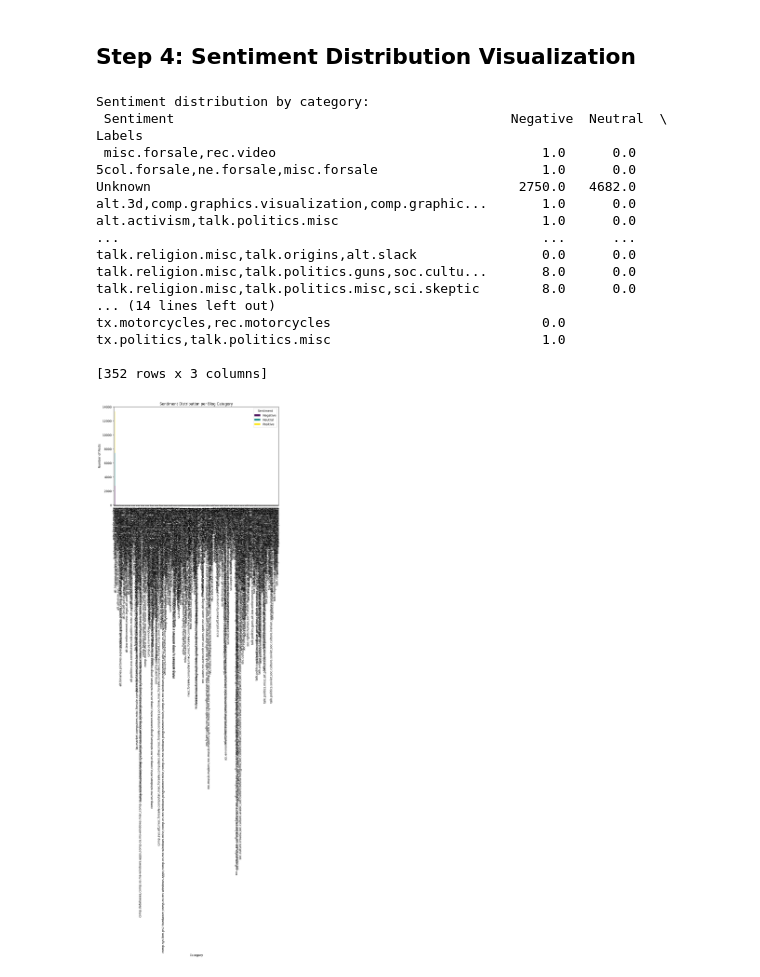
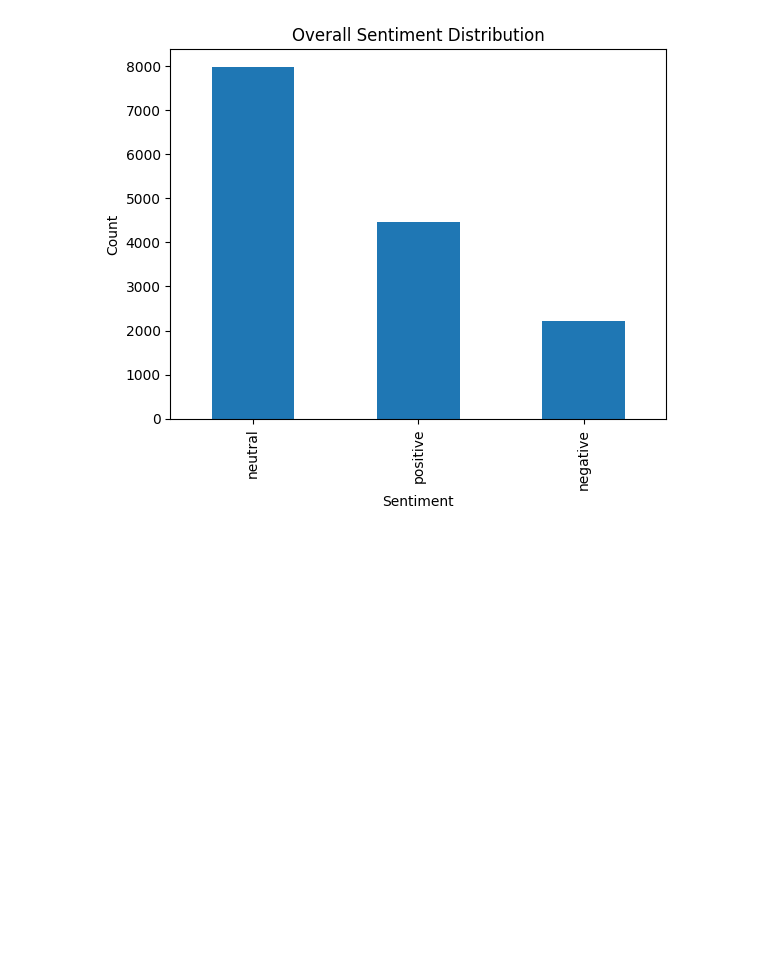
Before and after one commit to Lokeshgadhi/introonpandas, a Jupyter notebook: Naive_Bayes_Sentiment_Analysis.ipynb, the cells around one changed output. Drawn from its saved outputs; the diff is of its cells as text; code cells hidden in the pictures; blank space fills up the shorter version.

```diff
--- a/Naive_Bayes_Sentiment_Analysis.ipynb
+++ b/Naive_Bayes_Sentiment_Analysis.ipynb
@@ -54,16 +62,24 @@ df.head()
 # %%
 from textblob import TextBlob
 
+# Function to classify sentiment
 def get_sentiment(text):
-    analysis = TextBlob(text)
-    polarity = analysis.sentiment.polarity
-    if polarity > 0:
-        return "Positive"
-    elif polarity < 0:
-        return "Negative"
+    blob = TextBlob(text)
+    polarity = blob.sentiment.polarity
+    if polarity > 0.1:
+        return 'positive'
+    elif polarity < -0.1:
+        return 'negative'
     else:
-        return "Neutral"
+        return 'neutral'
 
+# Apply sentiment analysis to the original blog data
 df['Sentiment'] = df['Data'].apply(get_sentiment)
-df[['Data', 'Sentiment']].head()
+
+# View sentiment distribution
+print(df['Sentiment'].value_counts())
+
+# Optional: Sentiment distribution per category
+sentiment_by_category = df.groupby('Labels')['Sentiment'].value_counts().unstack().fillna(0)
+print(sentiment_by_category)
 # %% [output]
@@ -114,33 +103,10 @@ Classification Report:
-# %% [markdown]
-## Step 4: Sentiment Distribution Visualization
-# %%
-import matplotlib.pyplot as plt
-
-sentiment_dist = df.groupby(['Labels', 'Sentiment']).size().unstack().fillna(0)
-print("\nSentiment distribution by category:\n", sentiment_dist)
-
-sentiment_dist.plot(kind='bar', stacked=True, figsize=(10,6), colormap='viridis')
-plt.title("Sentiment Distribution per Blog Category")
-plt.ylabel("Number of Posts")
-plt.xlabel("Category")
-plt.tight_layout()
-plt.show()
-# %% [output]
-Sentiment distribution by category:
- Sentiment                                           Negative  Neutral  \
-Labels
- misc.forsale,rec.video                                  1.0      0.0
-5col.forsale,ne.forsale,misc.forsale                     1.0      0.0
-Unknown                                               2750.0   4682.0
-alt.3d,comp.graphics.visualization,comp.graphic...       1.0      0.0
-alt.activism,talk.politics.misc                          1.0      0.0
-...                                                      ...      ...
-talk.religion.misc,talk.origins,alt.slack                0.0      0.0
-talk.religion.misc,talk.politics.guns,soc.cultu...       8.0      0.0
-talk.religion.misc,talk.politics.misc,sci.skeptic        8.0      0.0
-... (14 lines left out)
-tx.motorcycles,rec.motorcycles                           0.0
-tx.politics,talk.politics.misc                           1.0
-
-[352 rows x 3 columns]
-[figure, removed]
+# %%
+import matplotlib.pyplot as plt
+
+# Plot overall sentiment distribution
+df['Sentiment'].value_counts().plot(kind='bar', title='Overall Sentiment Distribution')
+plt.xlabel('Sentiment')
+plt.ylabel('Count')
+plt.show()
+# %% [output]
+[figure, added]
```
Also changed, not shown: parts of 10 cells of this notebook.
